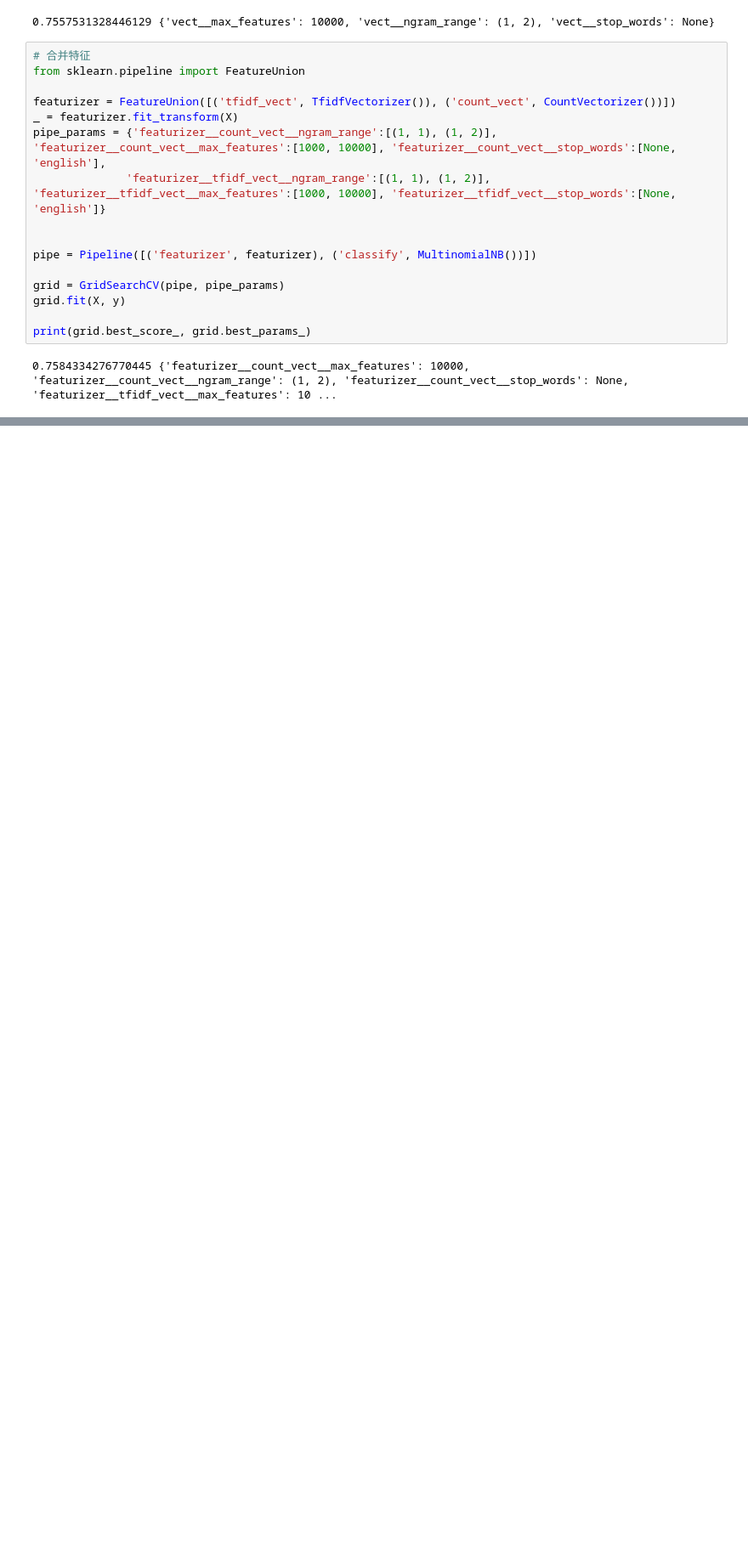
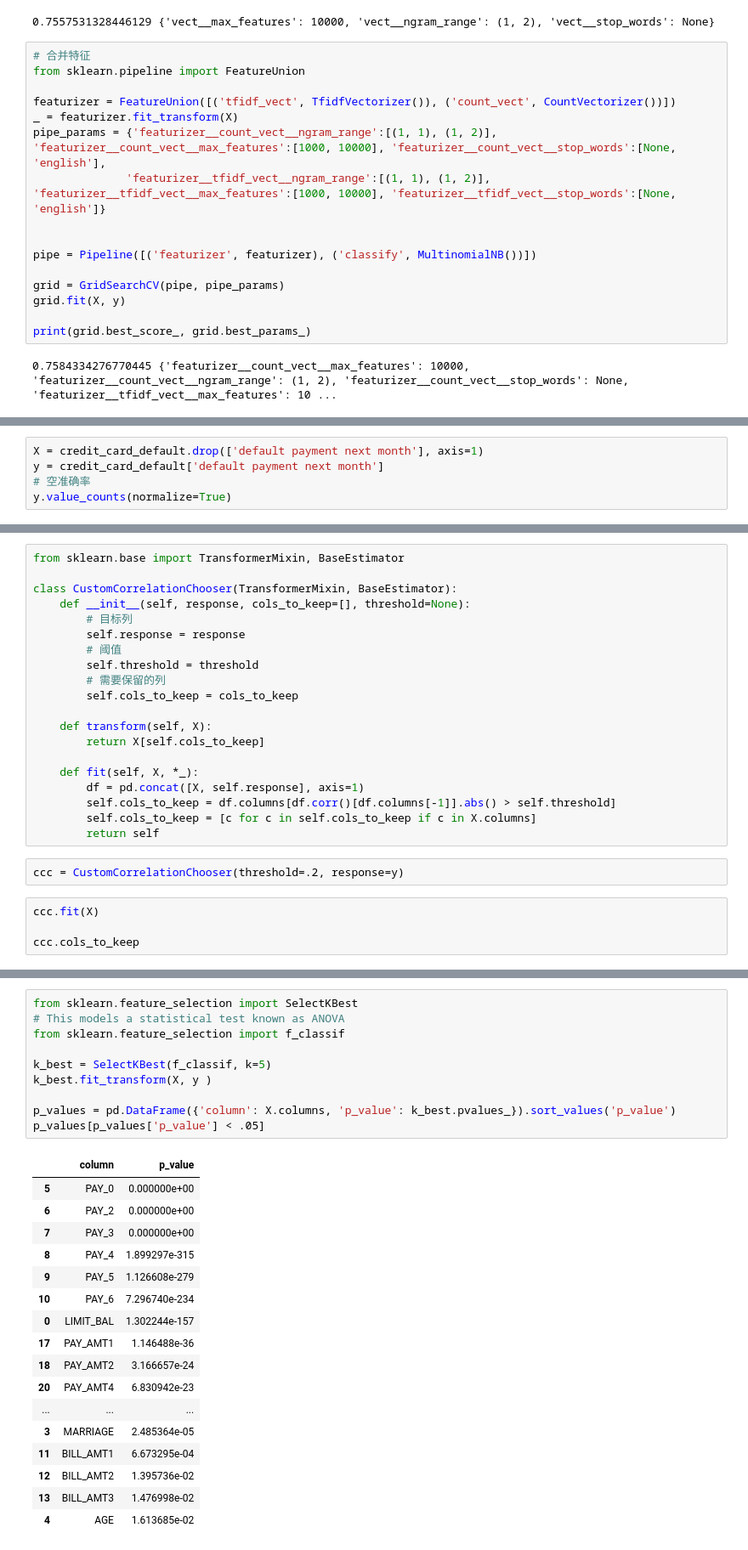
Before and after one commit to Skyexu/machine-learning-practice, a Jupyter notebook: feature_engineering/2. 特征工程入门与实践-book.ipynb, the cells around one changed output, grey strips where cells are left out. Shown at 85% size. Cells and saved outputs as stored; diff of their text form; blank space fills up the shorter version.

Commit message:
feature selection

```diff
--- a/feature_engineering/2. 特征工程入门与实践-book.ipynb
+++ b/feature_engineering/2. 特征工程入门与实践-book.ipynb
@@ -1118,0 +1184,5 @@ print(grid.best_score_, grid.best_params_)
+# %%
+X = credit_card_default.drop(['default payment next month'], axis=1)
+y = credit_card_default['default payment next month']
+# 空准确率
+y.value_counts(normalize=True)
@@ -1118,0 +1310,26 @@ print(grid.best_score_, grid.best_params_)
+# %%
+from sklearn.base import TransformerMixin, BaseEstimator
+
+class CustomCorrelationChooser(TransformerMixin, BaseEstimator):
+    def __init__(self, response, cols_to_keep=[], threshold=None):
+        # 目标列
+        self.response = response
+        # 阈值
+        self.threshold = threshold
+        # 需要保留的列
+        self.cols_to_keep = cols_to_keep
+
+    def transform(self, X):
+        return X[self.cols_to_keep]
+
+    def fit(self, X, *_):
+        df = pd.concat([X, self.response], axis=1)
+        self.cols_to_keep = df.columns[df.corr()[df.columns[-1]].abs() > self.threshold]
+        self.cols_to_keep = [c for c in self.cols_to_keep if c in X.columns]
+        return self
+# %%
+ccc = CustomCorrelationChooser(threshold=.2, response=y)
+# %%
+ccc.fit(X)
+
+ccc.cols_to_keep
@@ -1118,0 +1389,28 @@ print(grid.best_score_, grid.best_params_)
+# %%
+from sklearn.feature_selection import SelectKBest
+# This models a statistical test known as ANOVA
+from sklearn.feature_selection import f_classif
+
+k_best = SelectKBest(f_classif, k=5)
+k_best.fit_transform(X, y )
+
+p_values = pd.DataFrame({'column': X.columns, 'p_value': k_best.pvalues_}).sort_values('p_value')
+p_values[p_values['p_value'] < .05]
+# %% [output]
+|  | column | p_value |
+| 5 | PAY_0 | 0.000000e+00 |
+| 6 | PAY_2 | 0.000000e+00 |
+| 7 | PAY_3 | 0.000000e+00 |
+| 8 | PAY_4 | 1.899297e-315 |
+| 9 | PAY_5 | 1.126608e-279 |
+| 10 | PAY_6 | 7.296740e-234 |
+| 0 | LIMIT_BAL | 1.302244e-157 |
+| 17 | PAY_AMT1 | 1.146488e-36 |
+| 18 | PAY_AMT2 | 3.166657e-24 |
+| 20 | PAY_AMT4 | 6.830942e-23 |
+| ... | ... | ... |
+| 3 | MARRIAGE | 2.485364e-05 |
+| 11 | BILL_AMT1 | 6.673295e-04 |
+| 12 | BILL_AMT2 | 1.395736e-02 |
+| 13 | BILL_AMT3 | 1.476998e-02 |
+| 4 | AGE | 1.613685e-02 |
```
Also changed, not shown: parts of 39 cells of this notebook.
